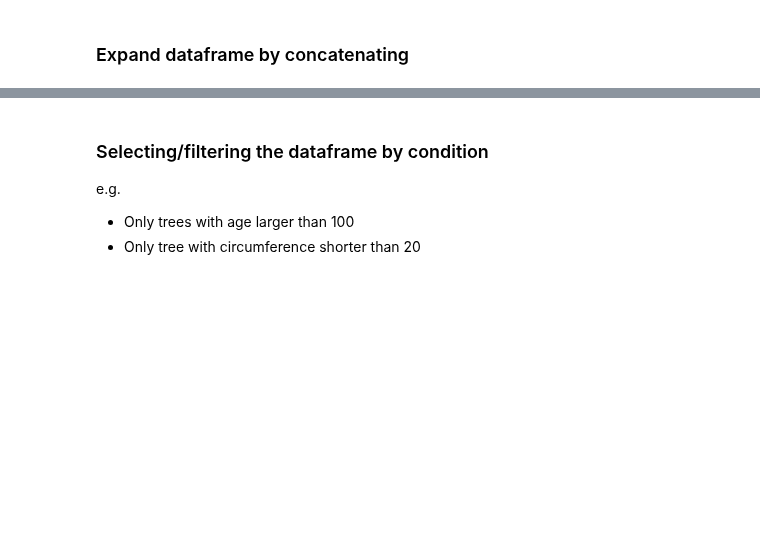
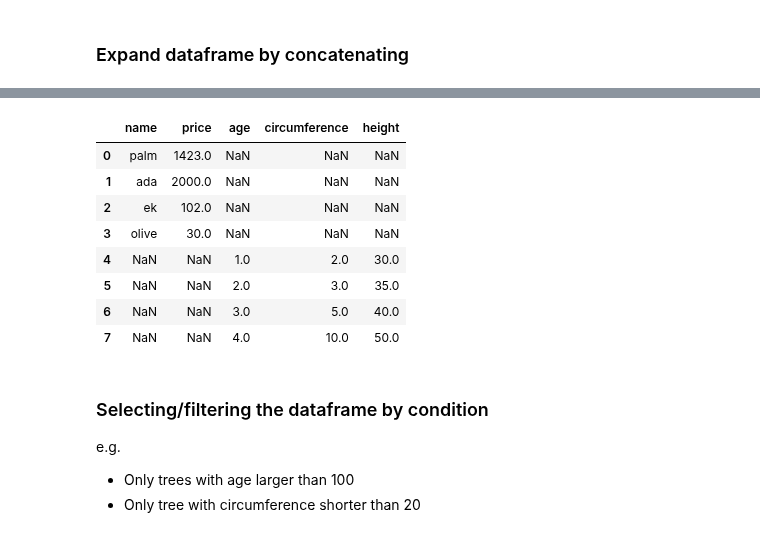
Before and after one commit to NBISweden/workshop-python, a Jupyter notebook: lectures/Day_4.ipynb, the cells around one changed output, grey strips where cells are left out. Cells and saved outputs as stored; diff of their text form; code cells hidden in the pictures; blank space fills up the shorter version.

```diff
--- a/lectures/Day_4.ipynb
+++ b/lectures/Day_4.ipynb
@@ -799,5 +1088,15 @@ df2
 # %%
-pd.concat([df2, df1], axis=0)
+pd.concat([df2, df1], axis=0).reset_index(drop=True)
+# %% [output]
+|  | name | price | age | circumference | height |
+| 0 | palm | 1423.0 | NaN | NaN | NaN |
+| 1 | ada | 2000.0 | NaN | NaN | NaN |
+| 2 | ek | 102.0 | NaN | NaN | NaN |
+| 3 | olive | 30.0 | NaN | NaN | NaN |
+| 4 | NaN | NaN | 1.0 | 2.0 | 30.0 |
+| 5 | NaN | NaN | 2.0 | 3.0 | 35.0 |
+| 6 | NaN | NaN | 3.0 | 5.0 | 40.0 |
+| 7 | NaN | NaN | 4.0 | 10.0 | 50.0 |
 # %% [markdown]
 ### Selecting/filtering the dataframe by condition
 e.g.
```
Also changed, not shown: parts of 88 cells of this notebook, 3 other files.
